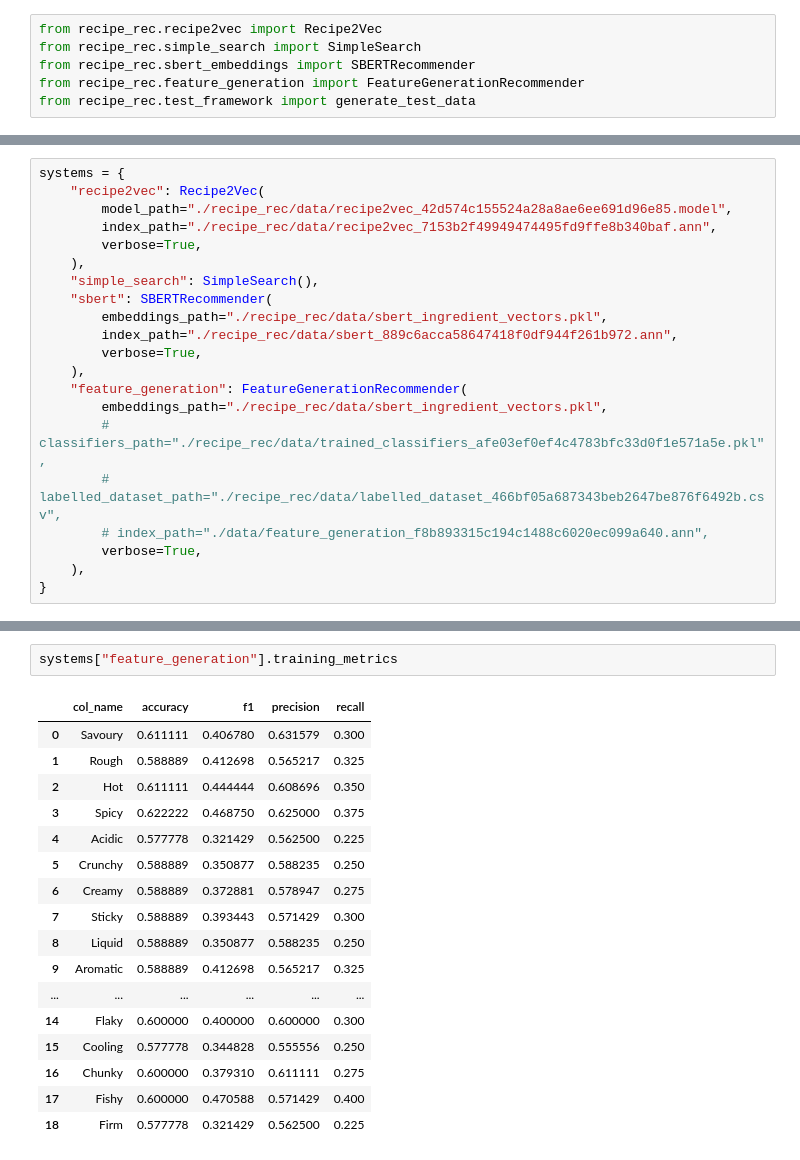
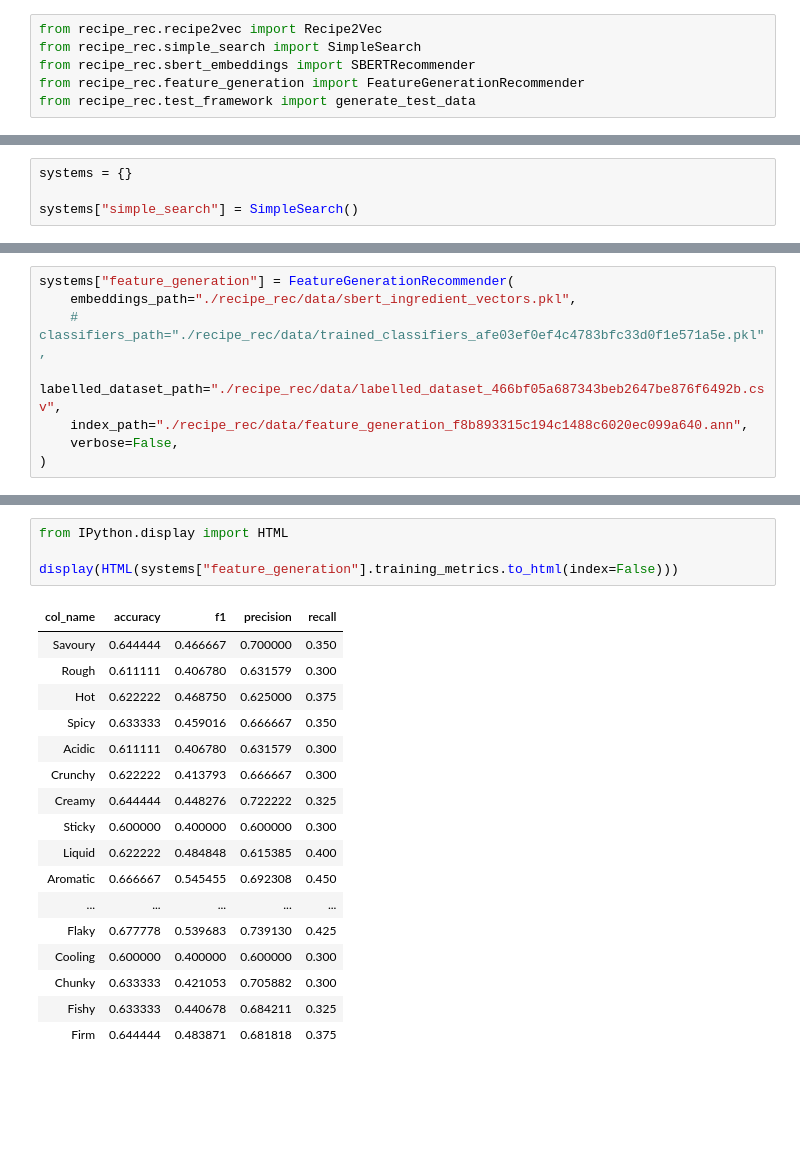
Before and after one commit to jakekadir/diss, a Jupyter notebook: evaluation.ipynb, the cells around one changed output, grey strips where cells are left out. Drawn from its saved outputs; the diff is of its cells as text; blank space fills up the shorter version.

```diff
--- a/evaluation.ipynb
+++ b/evaluation.ipynb
@@ -6,0 +106,4 @@ from recipe_rec.test_framework import generate_test_data
+# %%
+systems = {}
+
+systems["simple_search"] = SimpleSearch()
@@ -7,22 +118,9 @@ from recipe_rec.test_framework import generate_test_data
 # %%
-systems = {
-    "recipe2vec": Recipe2Vec(
-        model_path="./recipe_rec/data/recipe2vec_42d574c155524a28a8ae6ee691d96e85.model",
-        index_path="./recipe_rec/data/recipe2vec_7153b2f49949474495fd9ffe8b340baf.ann",
-        verbose=True,
-    ),
-    "simple_search": SimpleSearch(),
-    "sbert": SBERTRecommender(
-        embeddings_path="./recipe_rec/data/sbert_ingredient_vectors.pkl",
-        index_path="./recipe_rec/data/sbert_889c6acca58647418f0df944f261b972.ann",
-        verbose=True,
-    ),
-    "feature_generation": FeatureGenerationRecommender(
-        embeddings_path="./recipe_rec/data/sbert_ingredient_vectors.pkl",
-        # classifiers_path="./recipe_rec/data/trained_classifiers_afe03ef0ef4c4783bfc33d0f1e571a5e.pkl",
-        # labelled_dataset_path="./recipe_rec/data/labelled_dataset_466bf05a687343beb2647be876f6492b.csv",
-        # index_path="./data/feature_generation_f8b893315c194c1488c6020ec099a640.ann",
-        verbose=True,
-    ),
-}
+systems["feature_generation"] = FeatureGenerationRecommender(
+    embeddings_path="./recipe_rec/data/sbert_ingredient_vectors.pkl",
+    # classifiers_path="./recipe_rec/data/trained_classifiers_afe03ef0ef4c4783bfc33d0f1e571a5e.pkl",
+    labelled_dataset_path="./recipe_rec/data/labelled_dataset_466bf05a687343beb2647be876f6492b.csv",
+    index_path="./recipe_rec/data/feature_generation_f8b893315c194c1488c6020ec099a640.ann",
+    verbose=False,
+)
 # %% [output]
@@ -54,20 +129,22 @@ INFO - 14:02:55: Built index at ./recipe_rec/data/feature_generation_3eb9cd75582
-# %%
-systems["feature_generation"].training_metrics
-# %% [output]
-|  | col_name | accuracy | f1 | precision | recall |
-| 0 | Savoury | 0.611111 | 0.406780 | 0.631579 | 0.300 |
-| 1 | Rough | 0.588889 | 0.412698 | 0.565217 | 0.325 |
-| 2 | Hot | 0.611111 | 0.444444 | 0.608696 | 0.350 |
-| 3 | Spicy | 0.622222 | 0.468750 | 0.625000 | 0.375 |
-| 4 | Acidic | 0.577778 | 0.321429 | 0.562500 | 0.225 |
-| 5 | Crunchy | 0.588889 | 0.350877 | 0.588235 | 0.250 |
-| 6 | Creamy | 0.588889 | 0.372881 | 0.578947 | 0.275 |
-| 7 | Sticky | 0.588889 | 0.393443 | 0.571429 | 0.300 |
-| 8 | Liquid | 0.588889 | 0.350877 | 0.588235 | 0.250 |
-| 9 | Aromatic | 0.588889 | 0.412698 | 0.565217 | 0.325 |
-| ... | ... | ... | ... | ... | ... |
-| 14 | Flaky | 0.600000 | 0.400000 | 0.600000 | 0.300 |
-| 15 | Cooling | 0.577778 | 0.344828 | 0.555556 | 0.250 |
-| 16 | Chunky | 0.600000 | 0.379310 | 0.611111 | 0.275 |
-| 17 | Fishy | 0.600000 | 0.470588 | 0.571429 | 0.400 |
-| 18 | Firm | 0.577778 | 0.321429 | 0.562500 | 0.225 |
+# %%
+from IPython.display import HTML
+
+display(HTML(systems["feature_generation"].training_metrics.to_html(index=False)))
+# %% [output]
+| col_name | accuracy | f1 | precision | recall |
+| Savoury | 0.644444 | 0.466667 | 0.700000 | 0.350 |
+| Rough | 0.611111 | 0.406780 | 0.631579 | 0.300 |
+| Hot | 0.622222 | 0.468750 | 0.625000 | 0.375 |
+| Spicy | 0.633333 | 0.459016 | 0.666667 | 0.350 |
+| Acidic | 0.611111 | 0.406780 | 0.631579 | 0.300 |
+| Crunchy | 0.622222 | 0.413793 | 0.666667 | 0.300 |
+| Creamy | 0.644444 | 0.448276 | 0.722222 | 0.325 |
+| Sticky | 0.600000 | 0.400000 | 0.600000 | 0.300 |
+| Liquid | 0.622222 | 0.484848 | 0.615385 | 0.400 |
+| Aromatic | 0.666667 | 0.545455 | 0.692308 | 0.450 |
+| ... | ... | ... | ... | ... |
+| Flaky | 0.677778 | 0.539683 | 0.739130 | 0.425 |
+| Cooling | 0.600000 | 0.400000 | 0.600000 | 0.300 |
+| Chunky | 0.633333 | 0.421053 | 0.705882 | 0.300 |
+| Fishy | 0.633333 | 0.440678 | 0.684211 | 0.325 |
+| Firm | 0.644444 | 0.483871 | 0.681818 | 0.375 |
```
Also changed, not shown: parts of 14 cells of this notebook, 7 other files.
